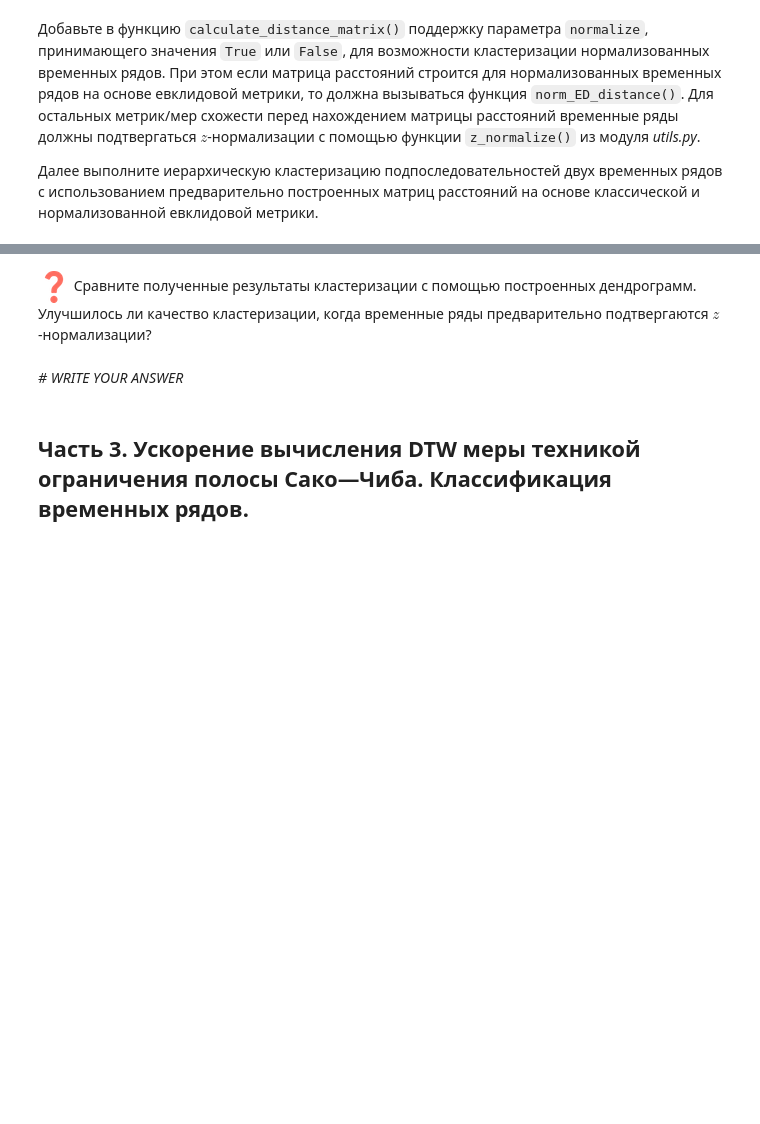
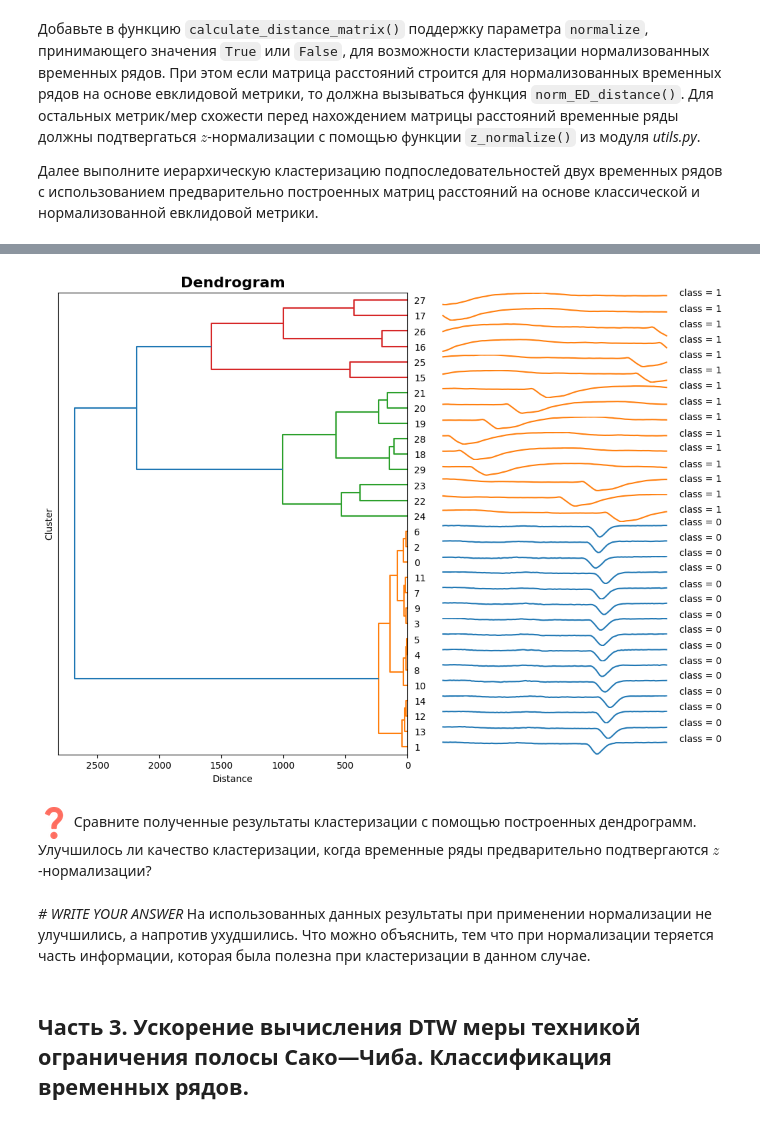
Before and after one commit to RGGU0/2023-Ghilmanova-TimeSeriesCourse, a Jupyter notebook: practice/01 Basics/01_Basics.ipynb, the cells around one changed output, grey strips where cells are left out. Cells and saved outputs as stored; diff of their text form; code cells hidden in the pictures; blank space fills up the shorter version.

Commit message:
Add files via upload
2  часть

```diff
--- a/practice/01 Basics/01_Basics.ipynb
+++ b/practice/01 Basics/01_Basics.ipynb
@@ -304,8 +353,17 @@ labels = np.array([0]*subs_set1[0:15].shape[0] + [1]*subs_set2[0:15].shape[0])
+# %%
+distance_matrix = calculate_distance_matrix(subs_set, metric = 'DTW', normalize=False)
+distance_matrix = np.nan_to_num(distance_matrix, nan=10)
+tshc = TimeSeriesHierarchicalClustering().fit(distance_matrix)
+tshc._create_linkage_matrix()
+tshc.plot_dendrogram(subs_set,labels)
+# %% [output]
+[figure, added]
 # %% [markdown]
 ![equation.png](embedded-picture-1)
 Сравните полученные результаты кластеризации с помощью построенных дендрограмм. Улучшилось ли качество кластеризации, когда временные ряды предварительно подтвергаются $z$-нормализации?
-# %% [markdown]
-*# WRITE YOUR ANSWER*
+# %% [markdown]
+*# WRITE YOUR ANSWER*
+На использованных данных результаты при применении нормализации не улучшились, а напротив ухудшились. Что можно объяснить, тем что при нормализации теряется часть информации, которая была полезна при кластеризации в данном случае.
 # %% [markdown]
 ## **Часть 3.** Ускорение вычисления DTW меры техникой ограничения полосы Сако—Чиба. Классификация временных рядов.
 # %% [markdown]
```
Also changed, not shown: parts of 19 cells of this notebook.
